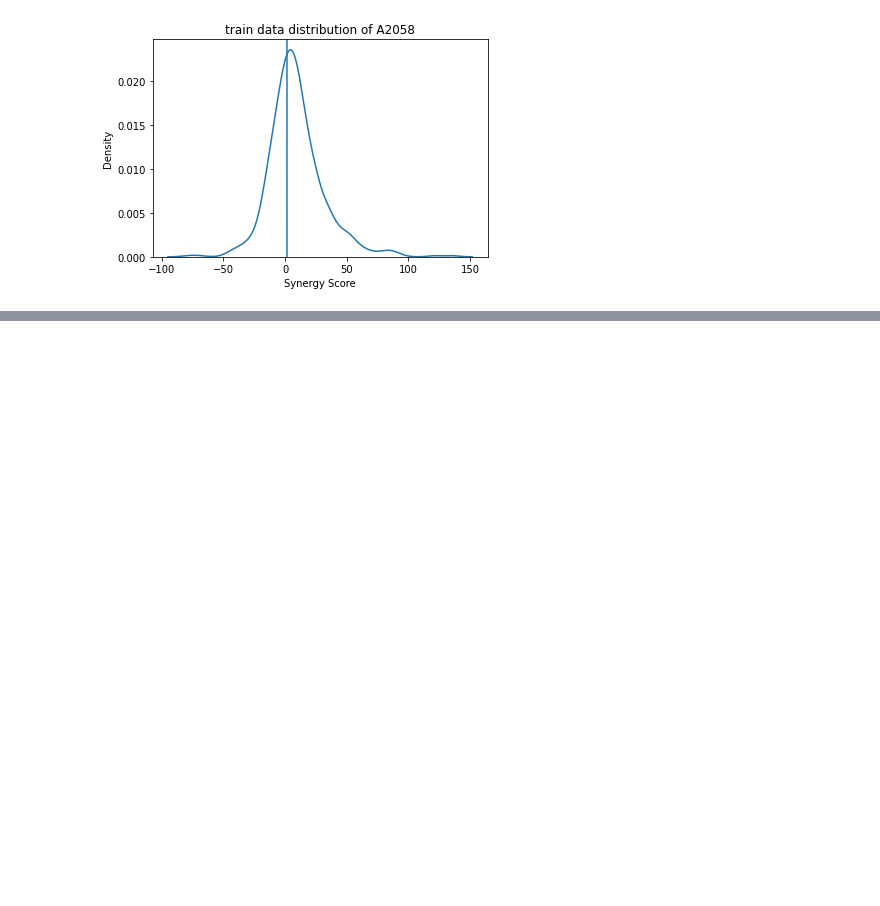
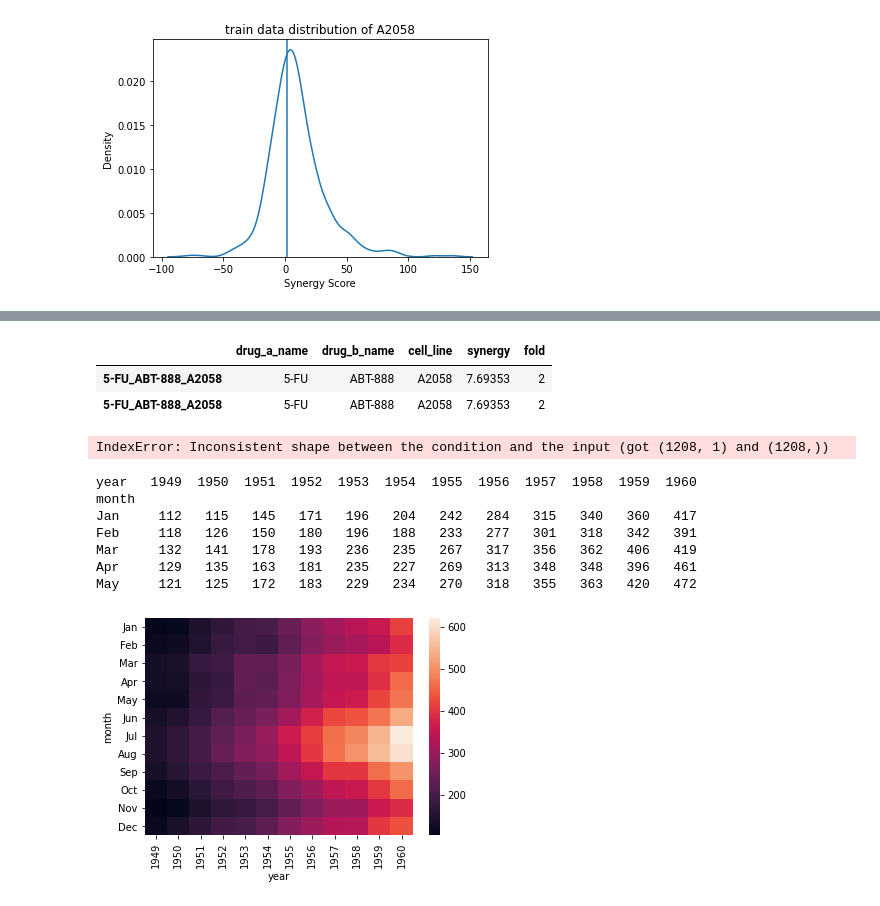
Before and after one commit to NidhiBharani/DeepSynergy, a Jupyter notebook: checkout_data.ipynb, the cells around one changed output, grey strips where cells are left out. Cells and saved outputs as stored; diff of their text form; code cells hidden in the pictures; blank space fills up the shorter version.

Commit message:
all efforts to remove duplicate entries from labels.csv to generate Heatmap including failures

```diff
--- a/checkout_data.ipynb
+++ b/checkout_data.ipynb
@@ -125,0 +224,6 @@ plt.show()
+# %%
+grouped_drugs.get_group(keys[0])
+# %% [output]
+|  | drug_a_name | drug_b_name | cell_line | synergy | fold |
+| 5-FU_ABT-888_A2058 | 5-FU | ABT-888 | A2058 | 7.69353 | 2 |
+| 5-FU_ABT-888_A2058 | 5-FU | ABT-888 | A2058 | 7.69353 | 2 |
@@ -125,0 +236,20 @@ plt.show()
+# %%
+sns.heatmap(A2058_data.synergy)
+sns.color_palette("vlag", as_cmap=True)
+plt.show()
+# %% [output]
+IndexError: Inconsistent shape between the condition and the input (got (1208, 1) and (1208,))
+# %%
+flights = sns.load_dataset("flights")
+flights = flights.pivot("month", "year", "passengers")
+print(flights.head())
+ax = sns.heatmap(flights)
+# %% [output]
+year   1949  1950  1951  1952  1953  1954  1955  1956  1957  1958  1959  1960
+month
+Jan     112   115   145   171   196   204   242   284   315   340   360   417
+Feb     118   126   150   180   196   188   233   277   301   318   342   391
+Mar     132   141   178   193   236   235   267   317   356   362   406   419
+Apr     129   135   163   181   235   227   269   313   348   348   396   461
+May     121   125   172   183   229   234   270   318   355   363   420   472
+[figure, added]
```
Also changed, not shown: parts of 18 cells of this notebook.
